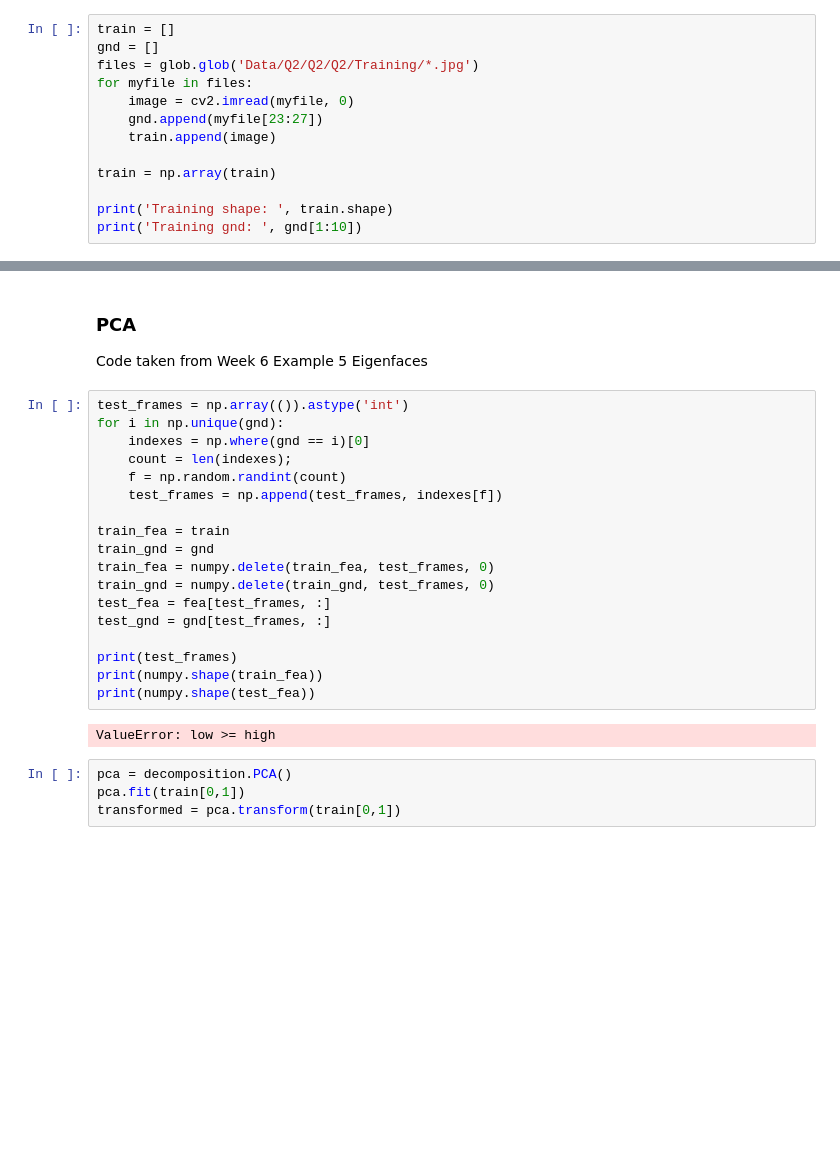
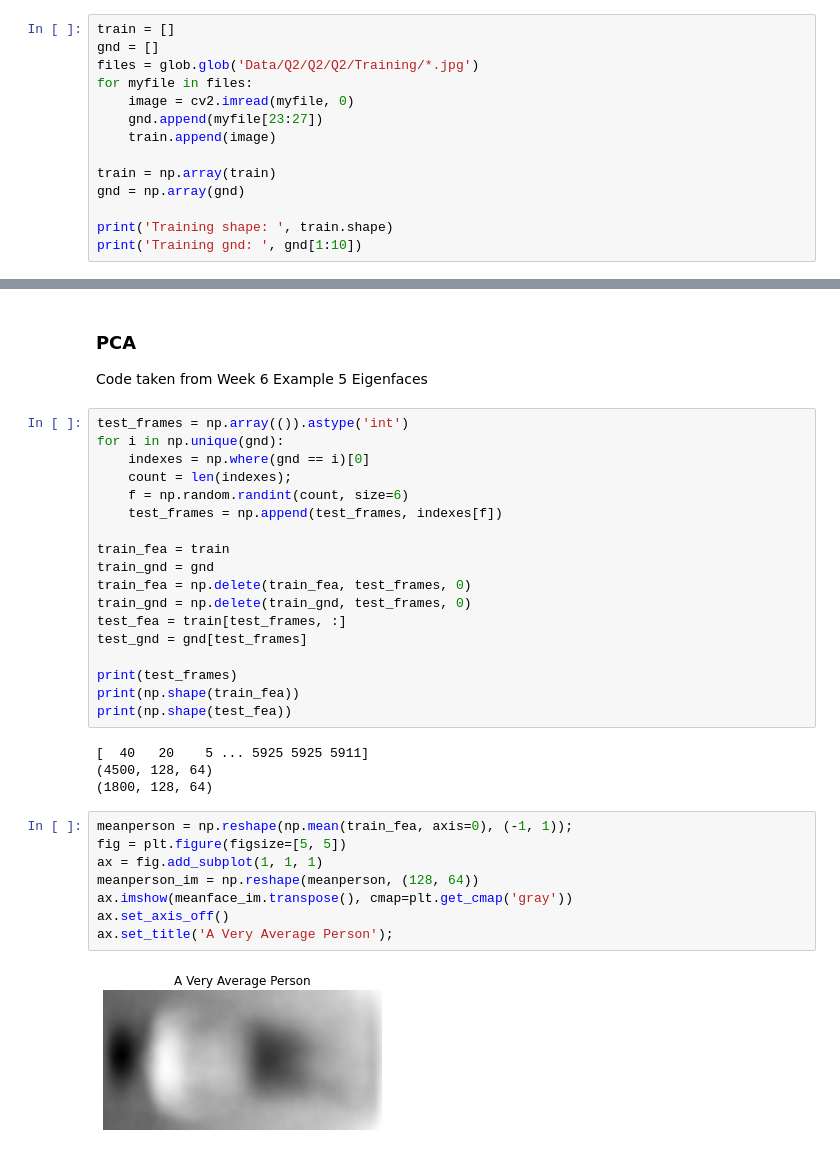
Before and after one commit to Sunthas515/420-1, a Jupyter notebook: Assessment 1B/Question2.ipynb, the cells around one changed output, grey strips where cells are left out. Cells and saved outputs as stored; diff of their text form; blank space fills up the shorter version.

```diff
--- a/Assessment 1B/Question2.ipynb
+++ b/Assessment 1B/Question2.ipynb
@@ -41,6 +41,7 @@ for myfile in files:
     train.append(image)
 
 train = np.array(train)
+gnd = np.array(gnd)
 
 print('Training shape: ', train.shape)
 print('Training gnd: ', gnd[1:10])
@@ -107,22 +108,30 @@ test_frames = np.array(()).astype('int')
 for i in np.unique(gnd):
     indexes = np.where(gnd == i)[0]
     count = len(indexes);
-    f = np.random.randint(count)
+    f = np.random.randint(count, size=6)
     test_frames = np.append(test_frames, indexes[f])
 
 train_fea = train
 train_gnd = gnd
-train_fea = numpy.delete(train_fea, test_frames, 0)
-train_gnd = numpy.delete(train_gnd, test_frames, 0)
-test_fea = fea[test_frames, :]
-test_gnd = gnd[test_frames, :]
+train_fea = np.delete(train_fea, test_frames, 0)
+train_gnd = np.delete(train_gnd, test_frames, 0)
+test_fea = train[test_frames, :]
+test_gnd = gnd[test_frames]
 
 print(test_frames)
-print(numpy.shape(train_fea))
-print(numpy.shape(test_fea))
+print(np.shape(train_fea))
+print(np.shape(test_fea))
 # %% [output]
-ValueError: low >= high
+[  40   20    5 ... 5925 5925 5911]
+(4500, 128, 64)
+(1800, 128, 64)
-# %%
-pca = decomposition.PCA()
-pca.fit(train[0,1])
-transformed = pca.transform(train[0,1])
+# %%
+meanperson = np.reshape(np.mean(train_fea, axis=0), (-1, 1));
+fig = plt.figure(figsize=[5, 5])
+ax = fig.add_subplot(1, 1, 1)
+meanperson_im = np.reshape(meanperson, (128, 64))
+ax.imshow(meanface_im.transpose(), cmap=plt.get_cmap('gray'))
+ax.set_axis_off()
+ax.set_title('A Very Average Person');
+# %% [output]
+[figure, added]
```
Also changed, not shown: parts of 8 cells of this notebook.
